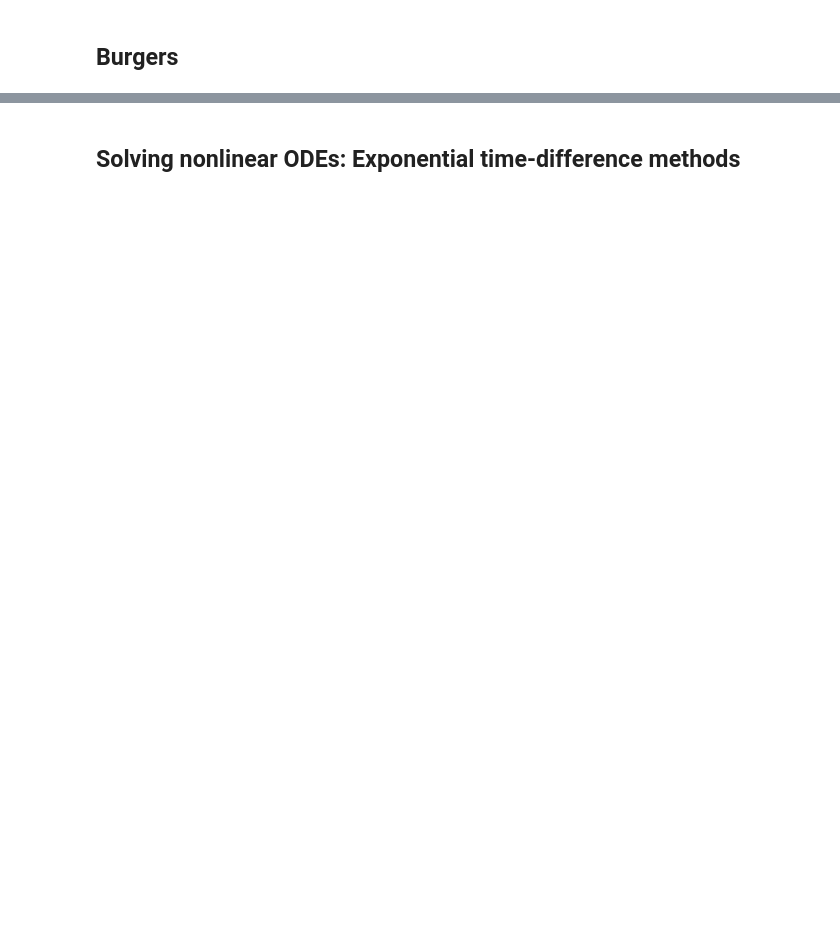
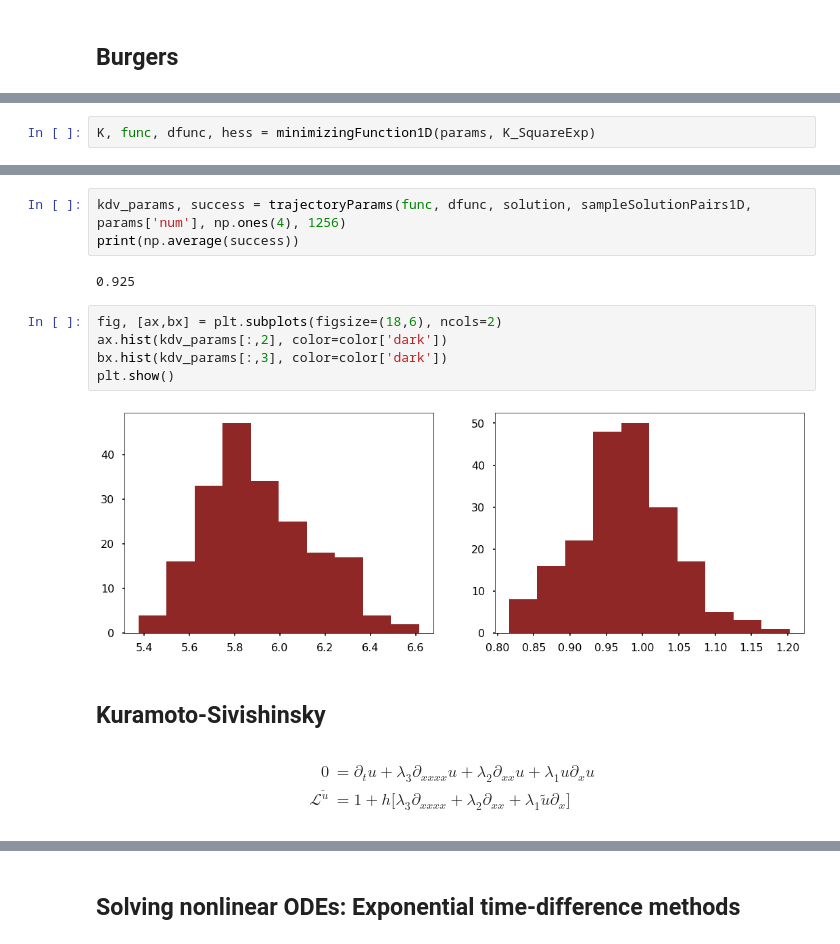
Before and after one commit to johnjmolina/MLKyoto, a Jupyter notebook: _notebooks/2020-08-27-Gaussian-Processes-Applications-Hidden-Physics-Models.ipynb, the cells around one changed output, grey strips where cells are left out. Cells and saved outputs as stored; diff of their text form; blank space fills up the shorter version.

```diff
--- a/_notebooks/2020-08-27-Gaussian-Processes-Applications-Hidden-Physics-Models.ipynb
+++ b/_notebooks/2020-08-27-Gaussian-Processes-Applications-Hidden-Physics-Models.ipynb
@@ -153,0 +475,2 @@ plot_solution('burgers')
+# %%
+K, func, dfunc, hess = minimizingFunction1D(params, K_SquareExp)
@@ -153,0 +482,19 @@ plot_solution('burgers')
+# %%
+kdv_params, success = trajectoryParams(func, dfunc, solution, sampleSolutionPairs1D, params['num'], np.ones(4), 1256)
+print(np.average(success))
+# %% [output]
+0.925
+# %%
+fig, [ax,bx] = plt.subplots(figsize=(18,6), ncols=2)
+ax.hist(kdv_params[:,2], color=color['dark'])
+bx.hist(kdv_params[:,3], color=color['dark'])
+plt.show()
+# %% [output]
+[figure, added]
+# %% [markdown]
+## Kuramoto-Sivishinsky
+# %% [markdown]
+\begin{align}
+0 &= \partial_t u + \lambda_3 \partial_{xxxx} u + \lambda_2 \partial_{xx} u  + \lambda_1 u \partial_x u\\
+\mathcal{L}^{\tilde{u}} &= 1 + h\big[\lambda_3 \partial_{xxxx} + \lambda_2\partial_{xx} + \lambda_1 \tilde{u}\partial_x\big]
+\end{align}
```
Also changed, not shown: parts of 80 cells of this notebook, 13 other files.
